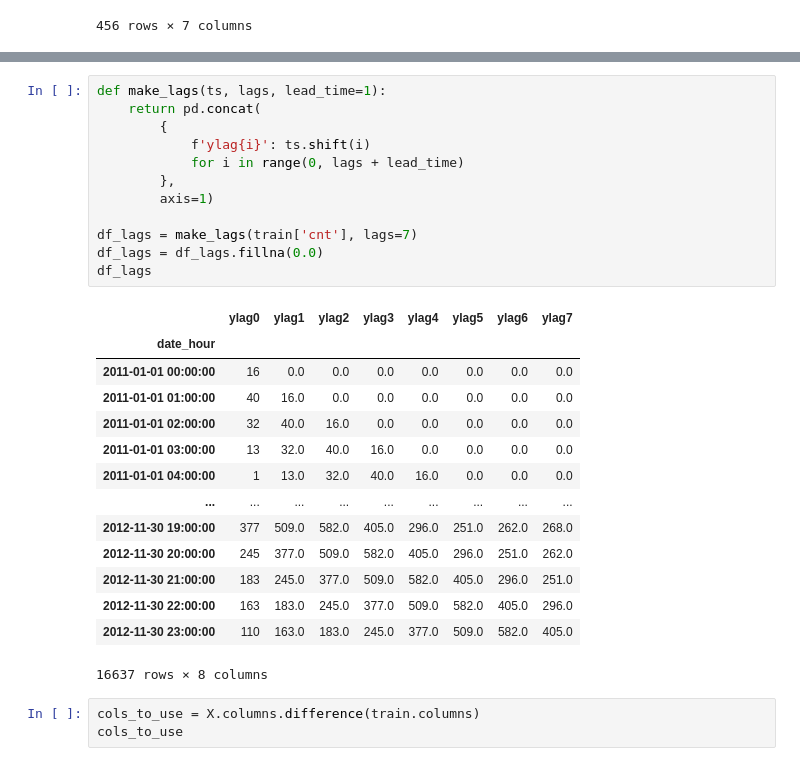
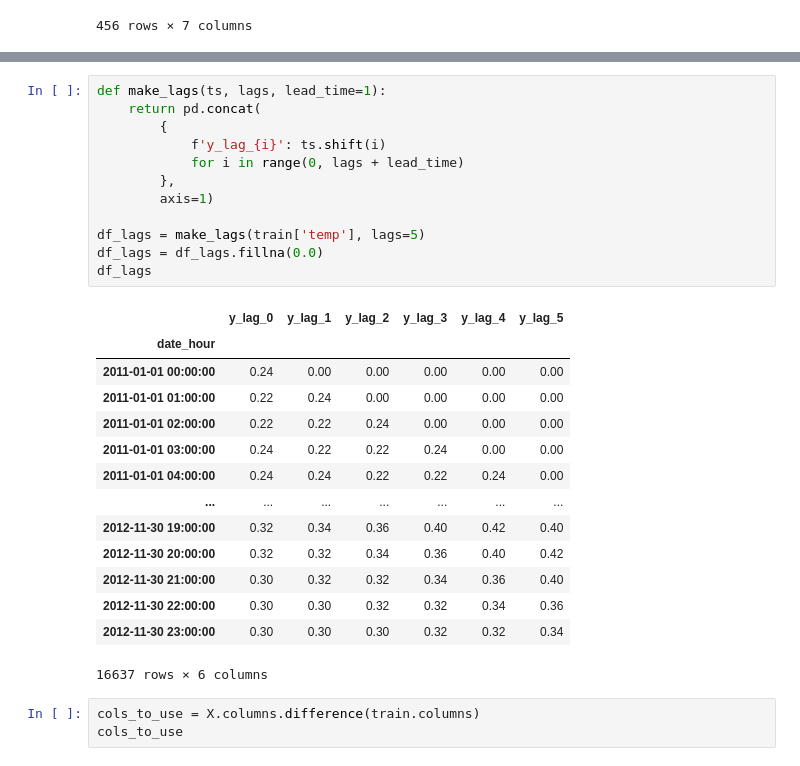
Before and after one commit to NimaGhafar/machine_learning_deurwaardes, a Jupyter notebook: Heethoofd_Portfolio.ipynb, the cells around one changed output, grey strips where cells are left out. Cells and saved outputs as stored; diff of their text form.

```diff
--- a/Heethoofd_Portfolio.ipynb
+++ b/Heethoofd_Portfolio.ipynb
@@ -779,30 +783,30 @@ Wij zien in de visualisatie hierboven dat het 8e punt in het blauwe gebied valt.
 # %%
 def make_lags(ts, lags, lead_time=1):
     return pd.concat(
         {
-            f'ylag{i}': ts.shift(i)
+            f'y_lag_{i}': ts.shift(i)
             for i in range(0, lags + lead_time)
         },
         axis=1)
 
-df_lags = make_lags(train['cnt'], lags=7)
+df_lags = make_lags(train['temp'], lags=5)
 df_lags = df_lags.fillna(0.0)
 df_lags
 # %% [output]
-|  | ylag0 | ylag1 | ylag2 | ylag3 | ylag4 | ylag5 | ylag6 | ylag7 |
-| date_hour |  |  |  |  |  |  |  |  |
-| 2011-01-01 00:00:00 | 16 | 0.0 | 0.0 | 0.0 | 0.0 | 0.0 | 0.0 | 0.0 |
-| 2011-01-01 01:00:00 | 40 | 16.0 | 0.0 | 0.0 | 0.0 | 0.0 | 0.0 | 0.0 |
-| 2011-01-01 02:00:00 | 32 | 40.0 | 16.0 | 0.0 | 0.0 | 0.0 | 0.0 | 0.0 |
-| 2011-01-01 03:00:00 | 13 | 32.0 | 40.0 | 16.0 | 0.0 | 0.0 | 0.0 | 0.0 |
-| 2011-01-01 04:00:00 | 1 | 13.0 | 32.0 | 40.0 | 16.0 | 0.0 | 0.0 | 0.0 |
-| ... | ... | ... | ... | ... | ... | ... | ... | ... |
-| 2012-11-30 19:00:00 | 377 | 509.0 | 582.0 | 405.0 | 296.0 | 251.0 | 262.0 | 268.0 |
-| 2012-11-30 20:00:00 | 245 | 377.0 | 509.0 | 582.0 | 405.0 | 296.0 | 251.0 | 262.0 |
-| 2012-11-30 21:00:00 | 183 | 245.0 | 377.0 | 509.0 | 582.0 | 405.0 | 296.0 | 251.0 |
-| 2012-11-30 22:00:00 | 163 | 183.0 | 245.0 | 377.0 | 509.0 | 582.0 | 405.0 | 296.0 |
-| 2012-11-30 23:00:00 | 110 | 163.0 | 183.0 | 245.0 | 377.0 | 509.0 | 582.0 | 405.0 |
+|  | y_lag_0 | y_lag_1 | y_lag_2 | y_lag_3 | y_lag_4 | y_lag_5 |
+| date_hour |  |  |  |  |  |  |
+| 2011-01-01 00:00:00 | 0.24 | 0.00 | 0.00 | 0.00 | 0.00 | 0.00 |
+| 2011-01-01 01:00:00 | 0.22 | 0.24 | 0.00 | 0.00 | 0.00 | 0.00 |
+| 2011-01-01 02:00:00 | 0.22 | 0.22 | 0.24 | 0.00 | 0.00 | 0.00 |
+| 2011-01-01 03:00:00 | 0.24 | 0.22 | 0.22 | 0.24 | 0.00 | 0.00 |
+| 2011-01-01 04:00:00 | 0.24 | 0.24 | 0.22 | 0.22 | 0.24 | 0.00 |
+| ... | ... | ... | ... | ... | ... | ... |
+| 2012-11-30 19:00:00 | 0.32 | 0.34 | 0.36 | 0.40 | 0.42 | 0.40 |
+| 2012-11-30 20:00:00 | 0.32 | 0.32 | 0.34 | 0.36 | 0.40 | 0.42 |
+| 2012-11-30 21:00:00 | 0.30 | 0.32 | 0.32 | 0.34 | 0.36 | 0.40 |
+| 2012-11-30 22:00:00 | 0.30 | 0.30 | 0.32 | 0.32 | 0.34 | 0.36 |
+| 2012-11-30 23:00:00 | 0.30 | 0.30 | 0.30 | 0.32 | 0.32 | 0.34 |
-16637 rows × 8 columns
+16637 rows × 6 columns
 # %%
 cols_to_use = X.columns.difference(train.columns)
 cols_to_use
```
Also changed, not shown: parts of 38 cells of this notebook.
